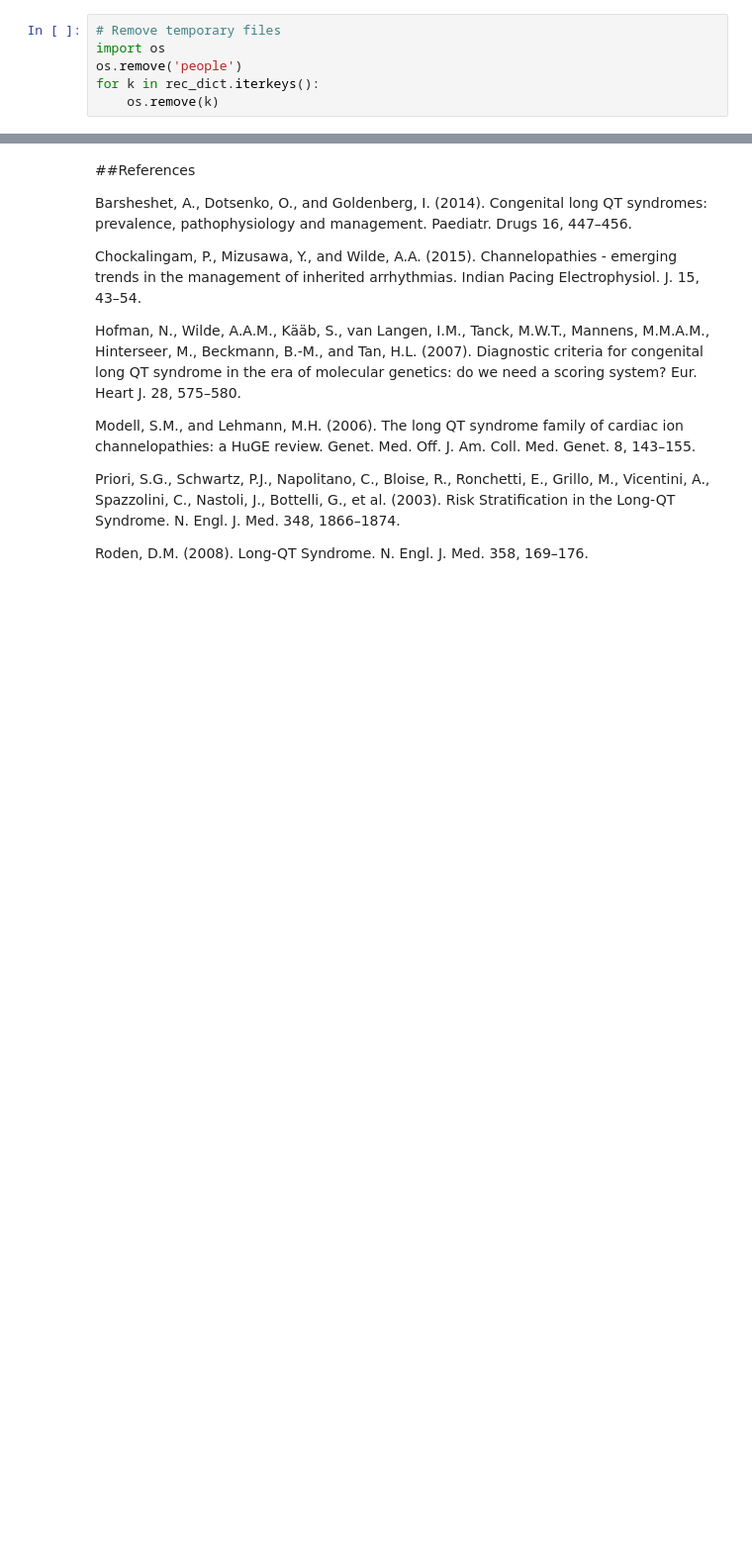
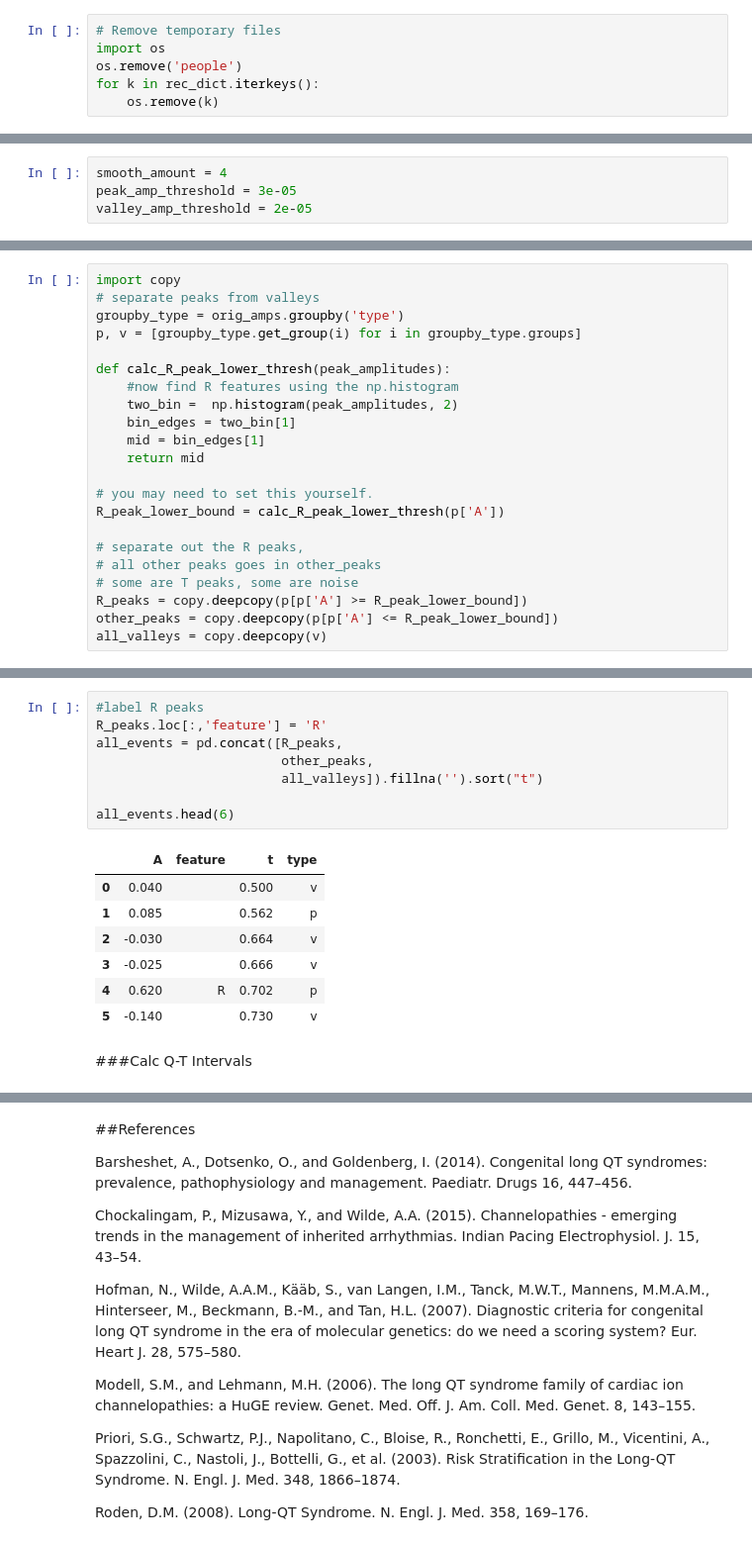
Before and after one commit to drcgw/IPython-Big-Data, a Jupyter notebook: Project-2/Project-2-Master/Project-2-Master.ipynb, the cells around one changed output, grey strips where cells are left out. Shown at 99% size. Drawn from its saved outputs; the diff is of its cells as text; blank space fills up the shorter version.

```diff
--- a/Project-2/Project-2-Master/Project-2-Master.ipynb
+++ b/Project-2/Project-2-Master/Project-2-Master.ipynb
@@ -183,0 +226,4 @@ for k in rec_dict.iterkeys():
+# %%
+smooth_amount = 4
+peak_amp_threshold = 3e-05
+valley_amp_threshold = 2e-05
@@ -183,0 +309,22 @@ for k in rec_dict.iterkeys():
+# %%
+import copy
+# separate peaks from valleys
+groupby_type = orig_amps.groupby('type')
+p, v = [groupby_type.get_group(i) for i in groupby_type.groups]
+
+def calc_R_peak_lower_thresh(peak_amplitudes):
+    #now find R features using the np.histogram
+    two_bin =  np.histogram(peak_amplitudes, 2)
+    bin_edges = two_bin[1]
+    mid = bin_edges[1]
+    return mid
+
+# you may need to set this yourself.
+R_peak_lower_bound = calc_R_peak_lower_thresh(p['A'])
+
+# separate out the R peaks,
+# all other peaks goes in other_peaks
+# some are T peaks, some are noise
+R_peaks = copy.deepcopy(p[p['A'] >= R_peak_lower_bound])
+other_peaks = copy.deepcopy(p[p['A'] <= R_peak_lower_bound])
+all_valleys = copy.deepcopy(v)
@@ -183,0 +345,18 @@ for k in rec_dict.iterkeys():
+# %%
+#label R peaks
+R_peaks.loc[:,'feature'] = 'R'
+all_events = pd.concat([R_peaks,
+                        other_peaks,
+                        all_valleys]).fillna('').sort("t")
+
+all_events.head(6)
+# %% [output]
+|  | A | feature | t | type |
+| 0 | 0.040 |  | 0.500 | v |
+| 1 | 0.085 |  | 0.562 | p |
+| 2 | -0.030 |  | 0.664 | v |
+| 3 | -0.025 |  | 0.666 | v |
+| 4 | 0.620 | R | 0.702 | p |
+| 5 | -0.140 |  | 0.730 | v |
+# %% [markdown]
+###Calc Q-T Intervals
```
Also changed, not shown: parts of 16 cells of this notebook.
